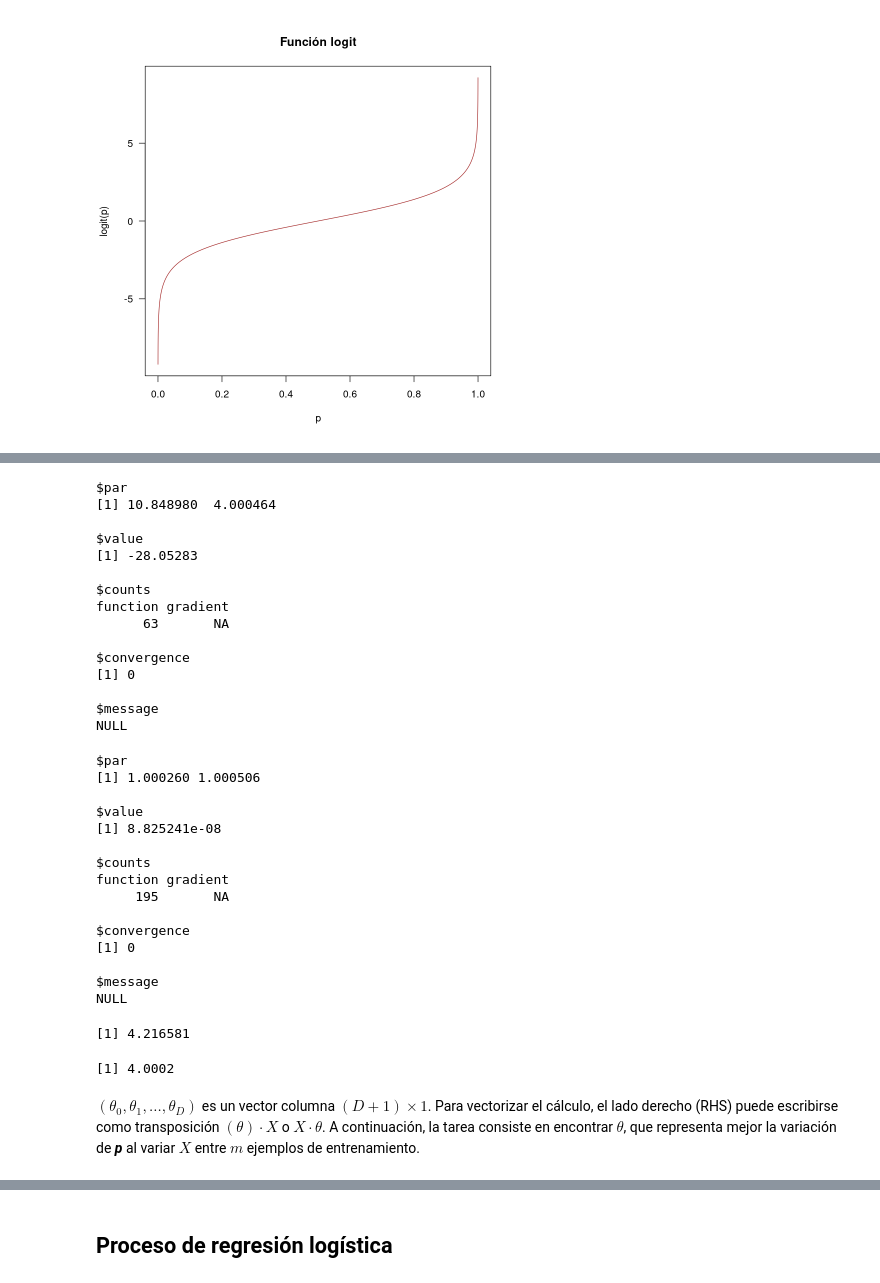
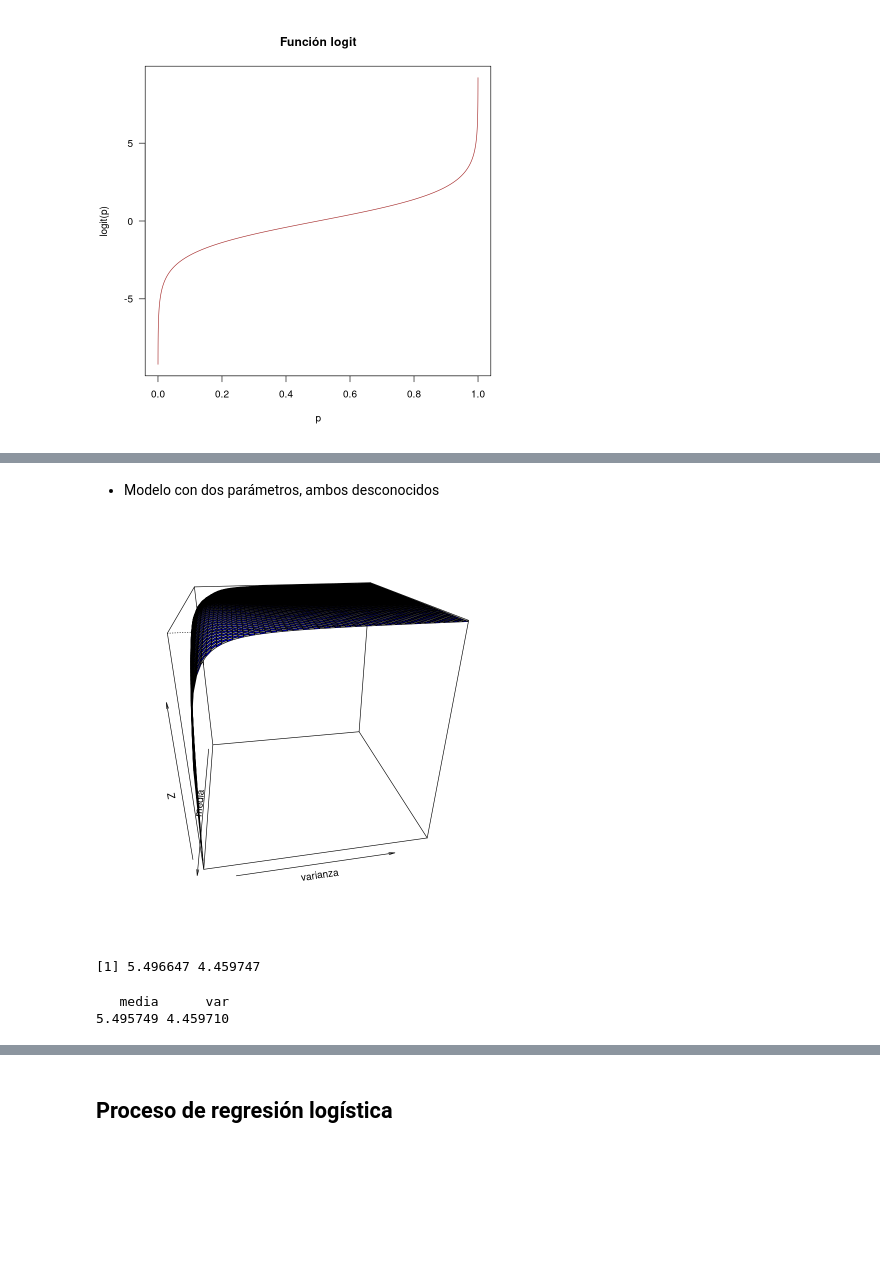
Before and after one commit to Daniel-Cendales/RegresiOn-LogIstica, a Jupyter notebook: Logistic_ression.ipynb, the cells around one changed output, grey strips where cells are left out. Cells and saved outputs as stored; diff of their text form; code cells hidden in the pictures; blank space fills up the shorter version.

```diff
--- a/Logistic_ression.ipynb
+++ b/Logistic_ression.ipynb
@@ -174,53 +185,35 @@ persp(media, varianza, Z, theta = 50, phi = 20, col = "blue")
+# %% [markdown]
+- Modelo con dos parámetros, ambos desconocidos
 # %%
-#args(optim)
-#args(optim)
-optim(c(5, 2), fn = l_normO, control = list(fnscale = -1))
+# Una normal
+set.seed(314159)
+y <- rnorm(10, mean = 7, sd = 4)
+
+# Aplicamos la función
+l_norm <- Log_veros(y, dnorm, parAmetros=2)
+
+# Función a graficar
+l_normG <- l_norm$Graficar
+
+# Función a optimizar (igual a la de arriba pero)
+l_normO <- l_norm$Optimizar
+
+# A graficar
+media <- seq(0, 15, by = 0.2)
+varianza <- seq(5/10, 12, by = 0.2)
+Z <- outer(media, varianza, l_normG)
+
+# Log-verosimilitud
+persp(media, varianza, Z, theta = 80, phi = 25, col = c("blue", "gray"))
 # %% [output]
-$par
-[1] 10.848980  4.000464
-
-$value
-[1] -28.05283
-
-$counts
-function gradient
-      63       NA
-
-$convergence
-[1] 0
-
-$message
-NULL
+[figure, added]
-# %%
-fr <- function(x) {   ## Rosenbrock Banana function
-    x1 <- x[1]
-    x2 <- x[2]
-    100 * (x2 - x1 * x1)^2 + (1 - x1)^2}
-
- optim(c(-1.2,1), fr)
-# %% [output]
-$par
-[1] 1.000260 1.000506
-
-$value
-[1] 8.825241e-08
-
-$counts
-function gradient
-     195       NA
-
-$convergence
-[1] 0
-
-$message
-NULL
+# %%
+optim(c(5, 2), fn = l_normO, control = list(fnscale = -1))$par
+# %% [output]
+[1] 5.496647 4.459747
 # %%
-sqrt(var(y))
+# Contrastamos con los ejemplos teóricos
+c("media" = mean(y), "var"=sqrt(var(y)*(length(y)-1)/length(y)) )
 # %% [output]
-[1] 4.216581
+   media      var
+5.495749 4.459710
-# %%
-sqrt(var(y)*(length(y)-1)/length(y))
-# %% [output]
-[1] 4.0002
-# %% [markdown]
-$(θ_0, θ_1, ..., θ_D)$ es un vector columna $(D+1)×1$. Para vectorizar el cálculo, el lado derecho (RHS) puede escribirse como transposición $(θ)⋅X$ o $X⋅θ$. A continuación, la tarea consiste en encontrar $θ$, que representa mejor la variación de ***p*** al variar $X$ entre $m$ ejemplos de entrenamiento.
```
Also changed, not shown: parts of 9 cells of this notebook.
